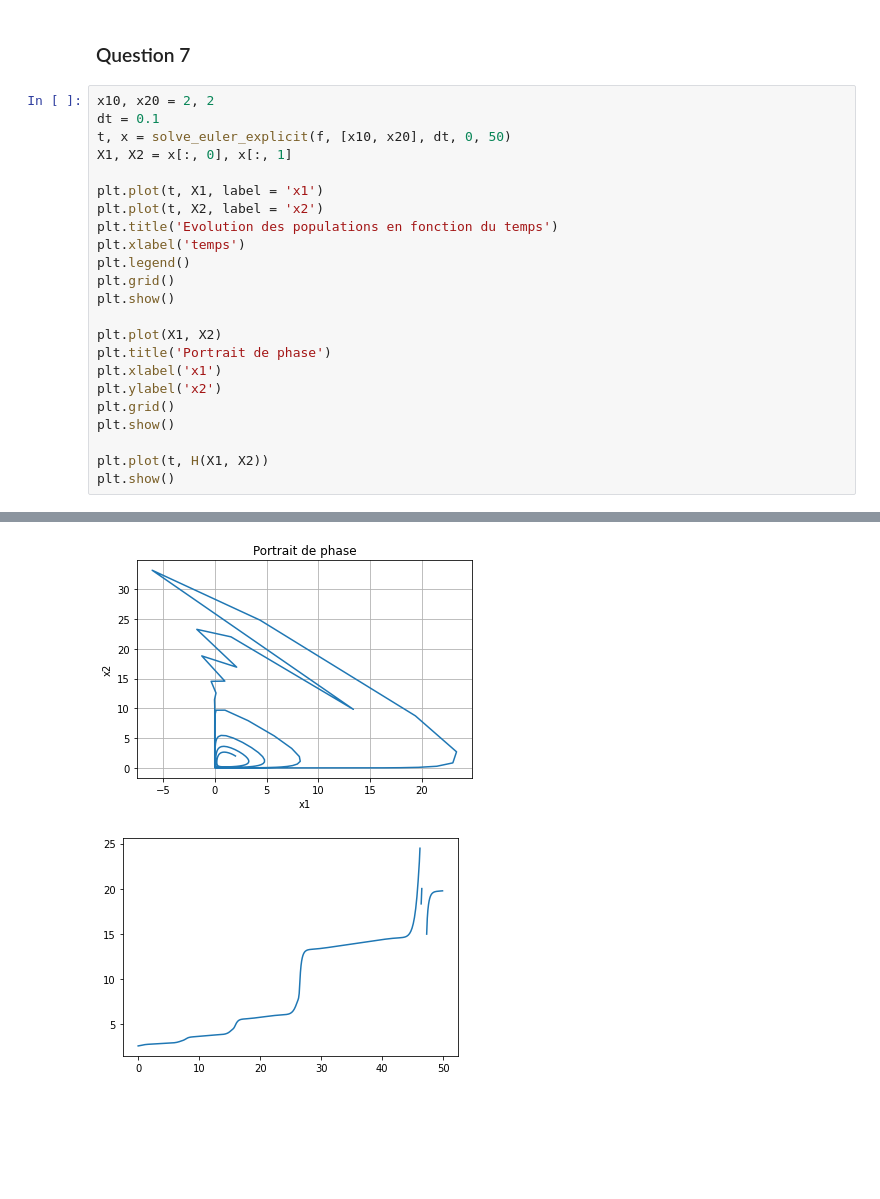
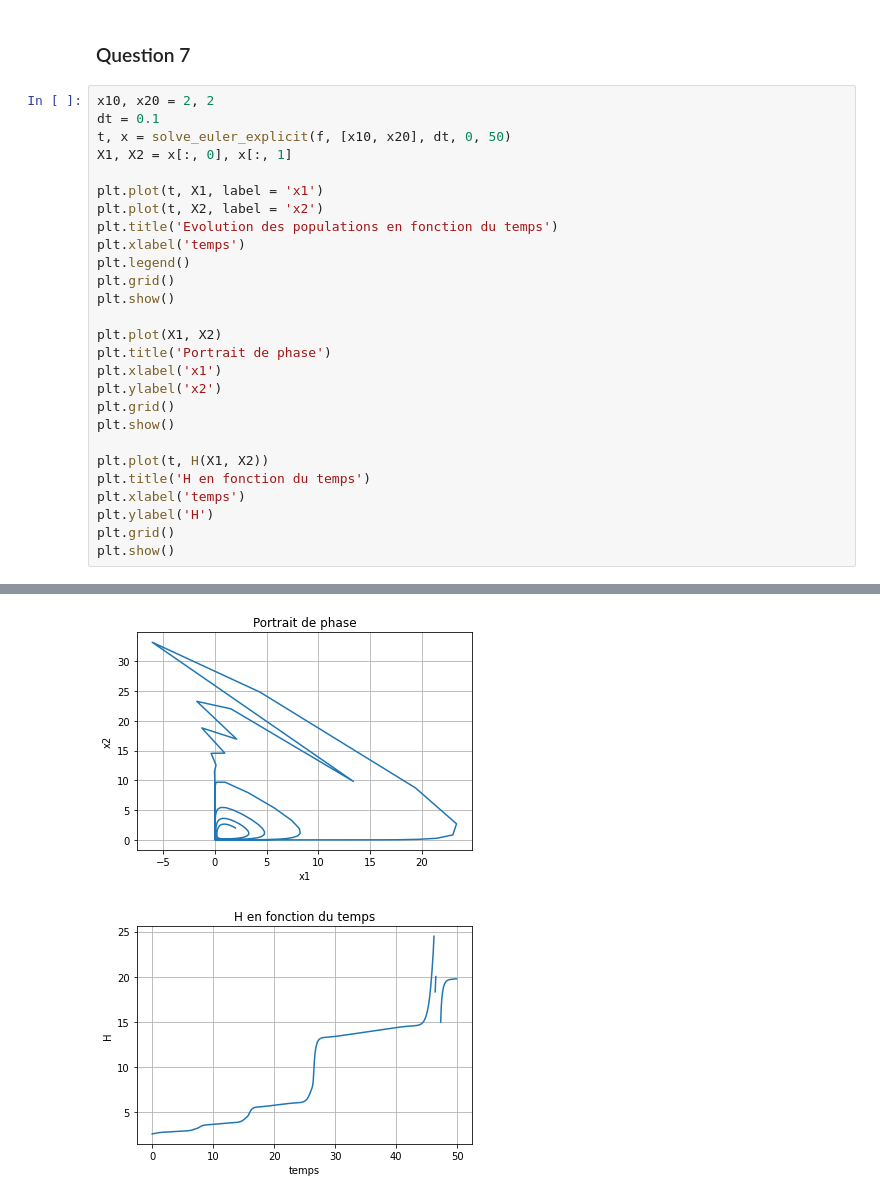
Before and after one commit to mroyerdevericourt/projetMI2, a Jupyter notebook: Rendu.ipynb, the cells around one changed output, grey strips where cells are left out. Drawn from its saved outputs; the diff is of its cells as text; blank space fills up the shorter version.

```diff
--- a/Rendu.ipynb
+++ b/Rendu.ipynb
@@ -123,27 +123,31 @@ plt.show()
 # %%
 x10, x20 = 2, 2
 dt = 0.1
 t, x = solve_euler_explicit(f, [x10, x20], dt, 0, 50)
 X1, X2 = x[:, 0], x[:, 1]
 
 plt.plot(t, X1, label = 'x1')
 plt.plot(t, X2, label = 'x2')
 plt.title('Evolution des populations en fonction du temps')
 plt.xlabel('temps')
 plt.legend()
 plt.grid()
 plt.show()
 
 plt.plot(X1, X2)
 plt.title('Portrait de phase')
 plt.xlabel('x1')
 plt.ylabel('x2')
 plt.grid()
 plt.show()
 
 plt.plot(t, H(X1, X2))
+plt.title('H en fonction du temps')
+plt.xlabel('temps')
+plt.ylabel('H')
+plt.grid()
 plt.show()
 # %% [output]
 [figure]
 [figure]
-[figure, old version]
+[figure, new version]
```
Also changed, not shown: parts of 1 cell of this notebook.
